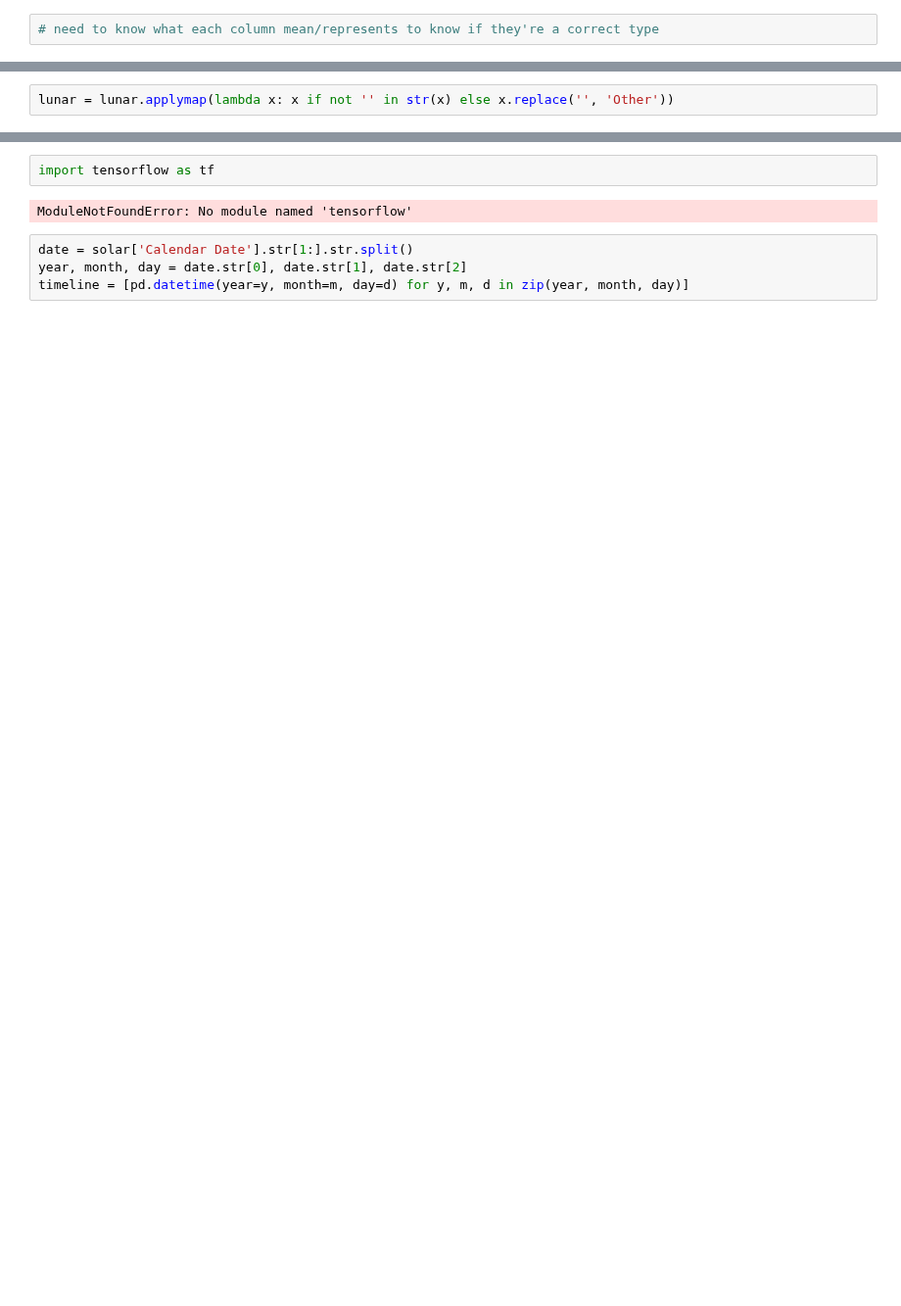
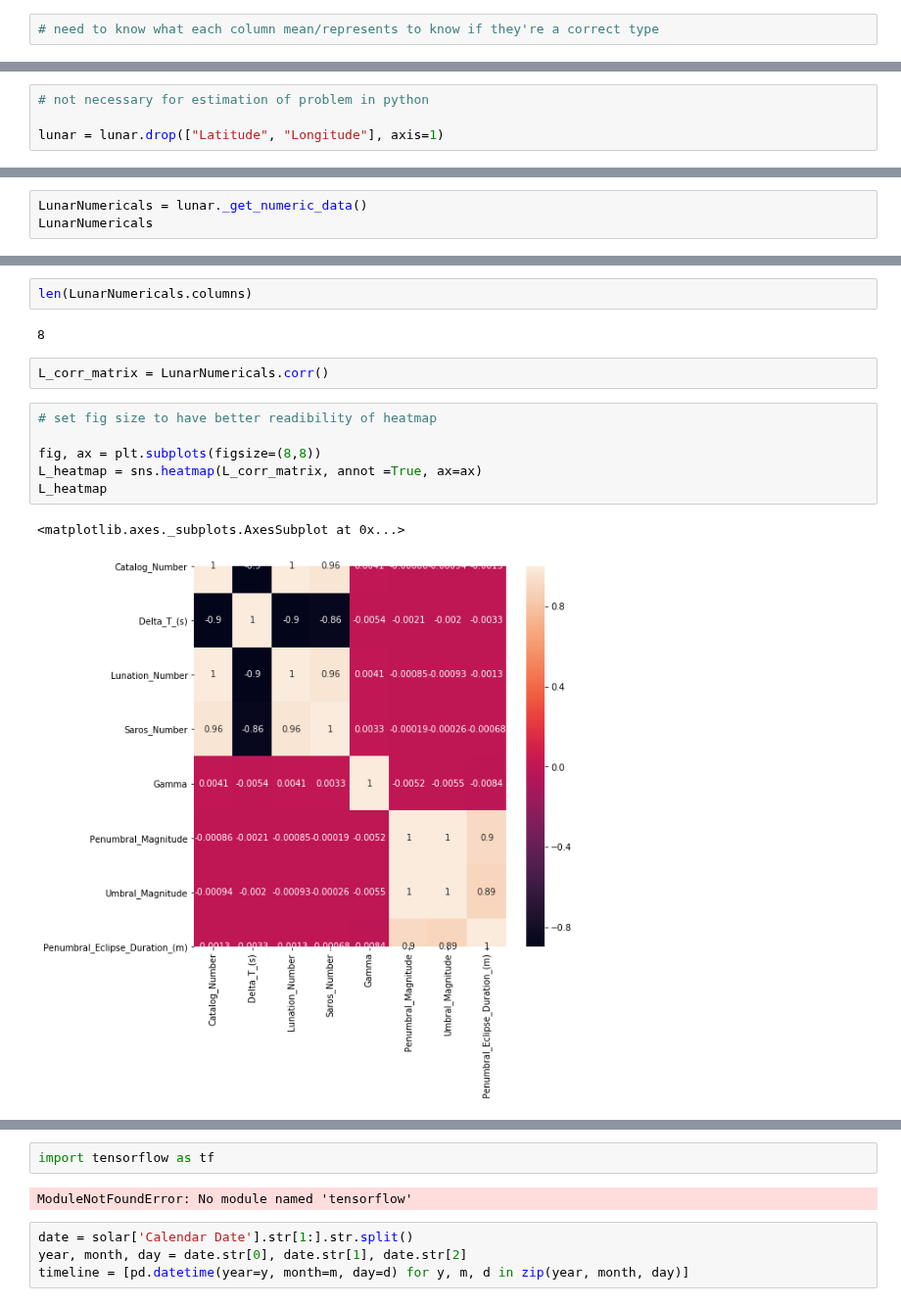
Before and after one commit to haggarw3/daft-miami-1019-labs, a Jupyter notebook: module-3/Supervised-Learning/your-code/project draft.ipynb, the cells around one changed output, grey strips where cells are left out. Shown at 98% size. Saved outputs shown, nothing was run; the diff lists cells and outputs as text; blank space fills up the shorter version.

```diff
--- a/module-3/Supervised-Learning/your-code/project draft.ipynb
+++ b/module-3/Supervised-Learning/your-code/project draft.ipynb
@@ -564,2 +545,0 @@ Name: Eclipse Type, dtype: int64
-# %%
-lunar = lunar.applymap(lambda x: x if not '' in str(x) else x.replace('', 'Other'))
@@ -595 +573,5 @@ Total Eclipse Duration (m)        0
 dtype: int64
+# %%
+# not necessary for estimation of problem in python
+
+lunar = lunar.drop(["Latitude", "Longitude"], axis=1)
@@ -595,0 +612,3 @@ dtype: int64
+# %%
+LunarNumericals = lunar._get_numeric_data()
+LunarNumericals
@@ -595,0 +629,15 @@ dtype: int64
+# %%
+len(LunarNumericals.columns)
+# %% [output]
+8
+# %%
+L_corr_matrix = LunarNumericals.corr()
+# %%
+# set fig size to have better readibility of heatmap
+
+fig, ax = plt.subplots(figsize=(8,8))
+L_heatmap = sns.heatmap(L_corr_matrix, annot =True, ax=ax)
+L_heatmap
+# %% [output]
+<matplotlib.axes._subplots.AxesSubplot at 0x...>
+[figure, added]
```
Also changed, not shown: parts of 67 cells of this notebook.
